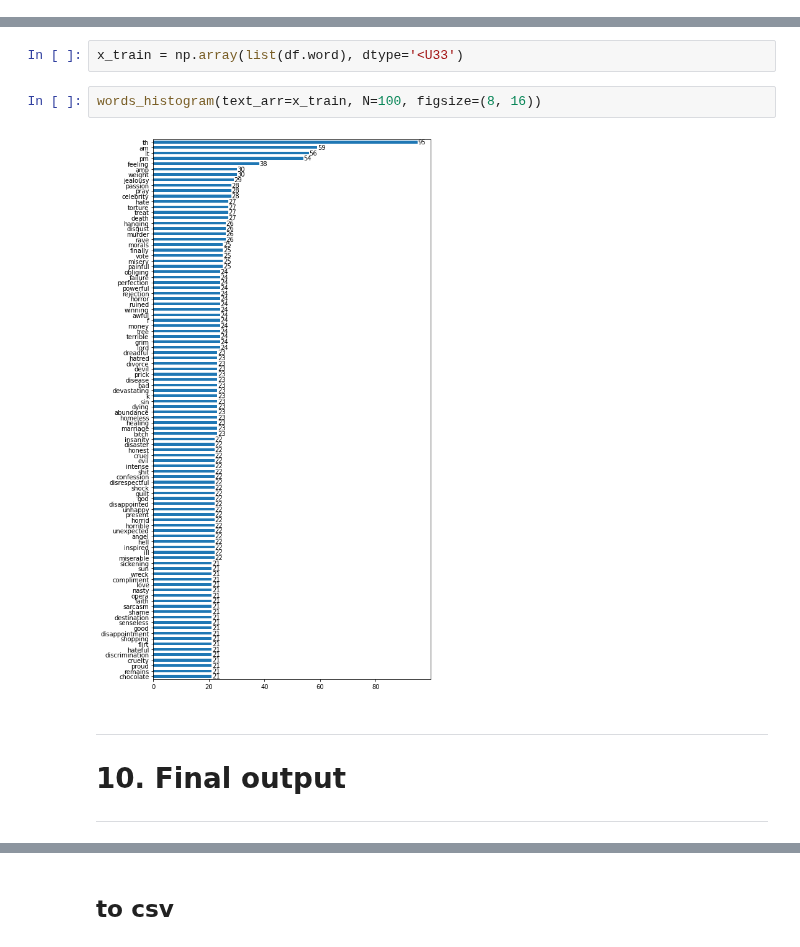
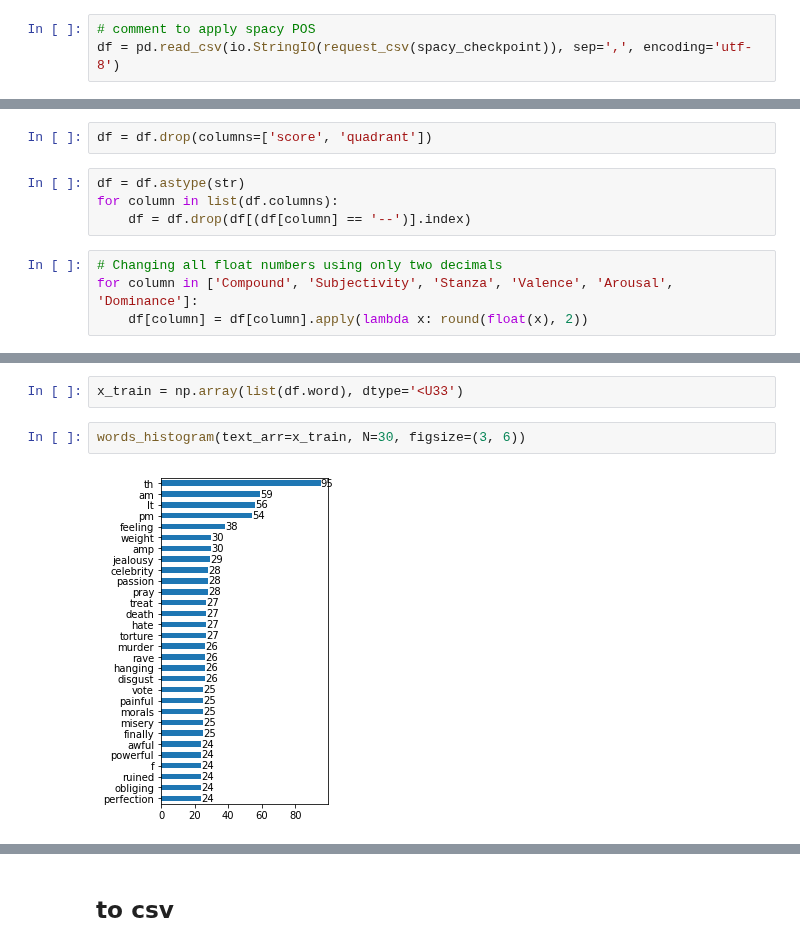
Before and after one commit to aascode/sentiment-analysis-2, a Jupyter notebook: processing/preprocessing.ipynb, the cells around one changed output, grey strips where cells are left out. Cells and saved outputs as stored; diff of their text form.

```diff
--- a/processing/preprocessing.ipynb
+++ b/processing/preprocessing.ipynb
@@ -734,0 +740,3 @@ df_aux = df
+# %%
+# comment to apply spacy POS
+df = pd.read_csv(io.StringIO(request_csv(spacy_checkpoint)), sep=',', encoding='utf-8')
@@ -735,2 +745,12 @@ df_aux = df
 # %%
 df.drop(columns='Unnamed: 0', inplace=True)
+# %%
+df = df.drop(columns=['score', 'quadrant'])
+# %%
+df = df.astype(str)
+for column in list(df.columns):
+    df = df.drop(df[(df[column] == '--')].index)
+# %%
+# Changing all float numbers using only two decimals
+for column in ['Compound', 'Subjectivity', 'Stanza', 'Valence', 'Arousal', 'Dominance']:
+    df[column] = df[column].apply(lambda x: round(float(x), 2))
@@ -780,10 +876,6 @@ def words_histogram(text_arr, N=100, figsize=(8, 16)):
 # %%
 x_train = np.array(list(df.word), dtype='<U33')
 # %%
-words_histogram(text_arr=x_train, N=100, figsize=(8, 16))
+words_histogram(text_arr=x_train, N=30, figsize=(3, 6))
 # %% [output]
-[figure, old version]
+[figure, new version]
-# %% [markdown]
----
-# **10. Final output**
----
```
Also changed, not shown: parts of 32 cells of this notebook, 1 other file.
